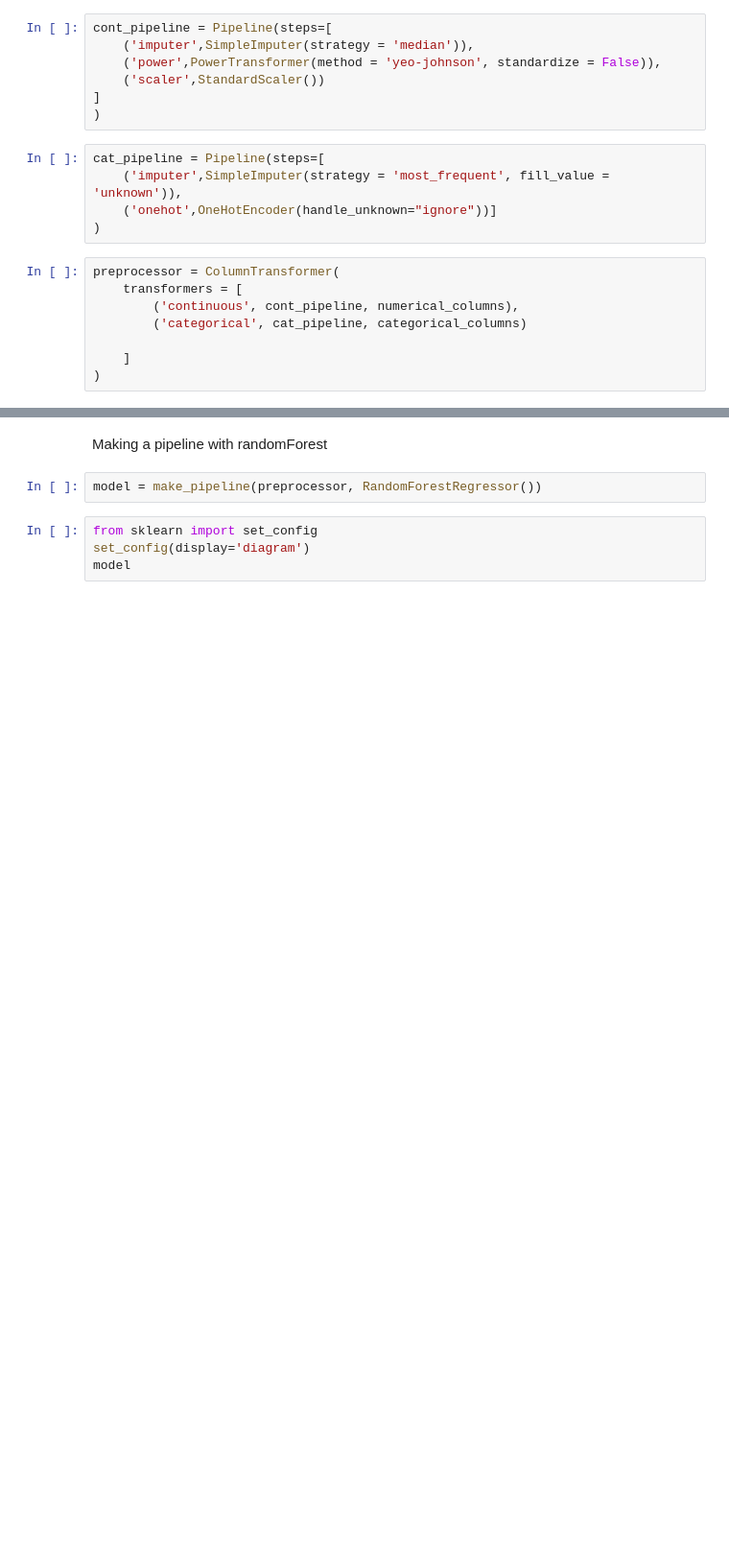
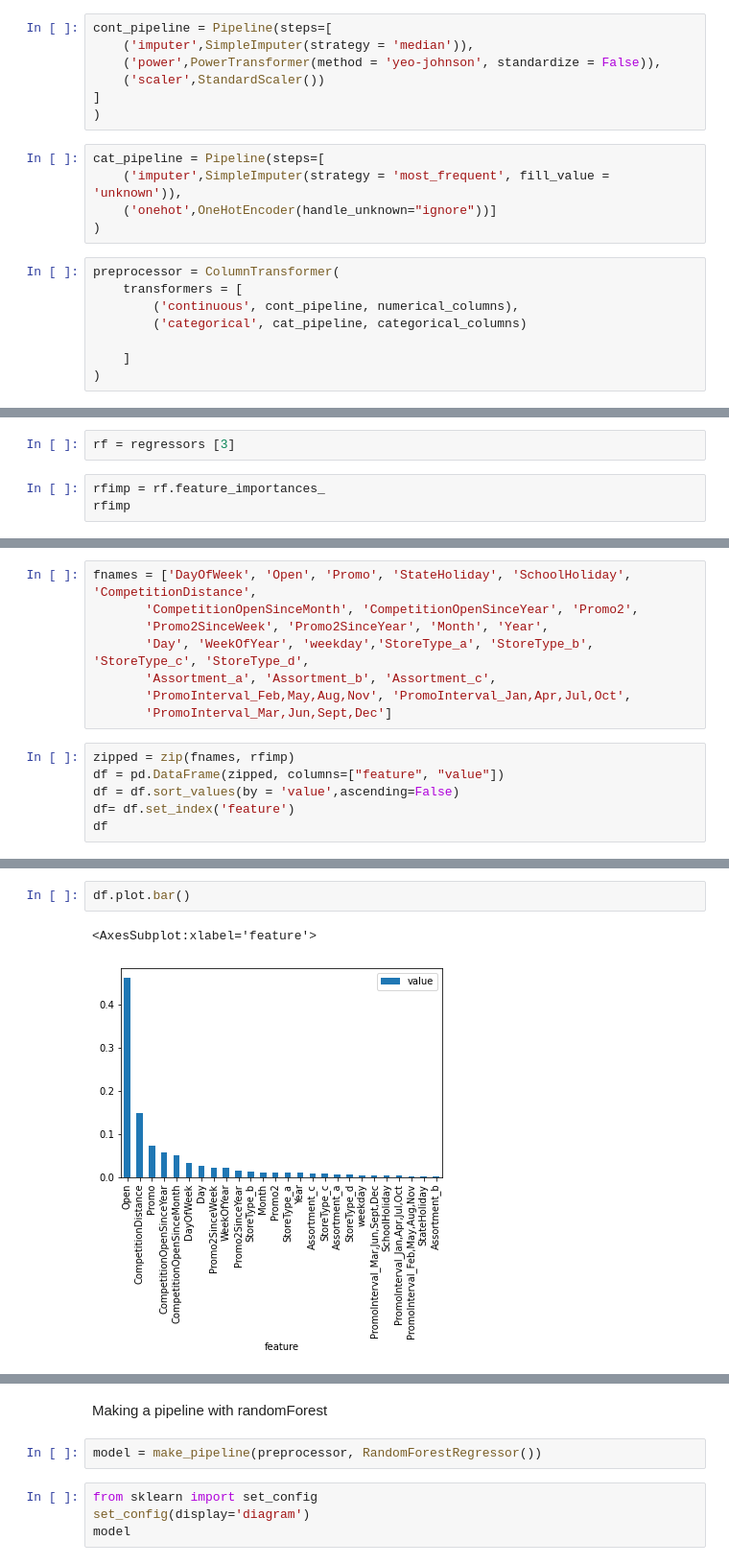
Before and after one commit to joluoch/PharmaceuticalSalesPrediction, a Jupyter notebook: Notebook/ml.ipynb, the cells around one changed output, grey strips where cells are left out. Shown at 96% size. Drawn from its saved outputs; the diff is of its cells as text; blank space fills up the shorter version.

```diff
--- a/Notebook/ml.ipynb
+++ b/Notebook/ml.ipynb
@@ -264,0 +311,5 @@ DecisionTreeRegressor = DecisionTreeRegressor()
+# %%
+rf = regressors [3]
+# %%
+rfimp = rf.feature_importances_
+rfimp
@@ -264,0 +333,14 @@ DecisionTreeRegressor = DecisionTreeRegressor()
+# %%
+fnames = ['DayOfWeek', 'Open', 'Promo', 'StateHoliday', 'SchoolHoliday', 'CompetitionDistance',
+       'CompetitionOpenSinceMonth', 'CompetitionOpenSinceYear', 'Promo2',
+       'Promo2SinceWeek', 'Promo2SinceYear', 'Month', 'Year',
+       'Day', 'WeekOfYear', 'weekday','StoreType_a', 'StoreType_b', 'StoreType_c', 'StoreType_d',
+       'Assortment_a', 'Assortment_b', 'Assortment_c',
+       'PromoInterval_Feb,May,Aug,Nov', 'PromoInterval_Jan,Apr,Jul,Oct',
+       'PromoInterval_Mar,Jun,Sept,Dec']
+# %%
+zipped = zip(fnames, rfimp)
+df = pd.DataFrame(zipped, columns=["feature", "value"])
+df = df.sort_values(by = 'value',ascending=False)
+df= df.set_index('feature')
+df
@@ -265 +366,6 @@ DecisionTreeRegressor = DecisionTreeRegressor()
+# %%
+df.plot.bar()
+# %% [output]
+<AxesSubplot:xlabel='feature'>
+[figure, added]
 # %%
```
Also changed, not shown: parts of 26 cells of this notebook, 28 other files.
